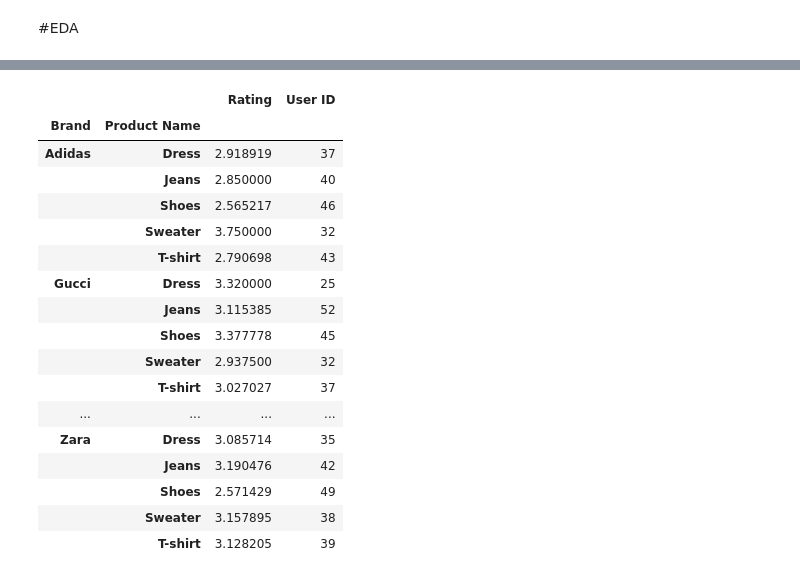
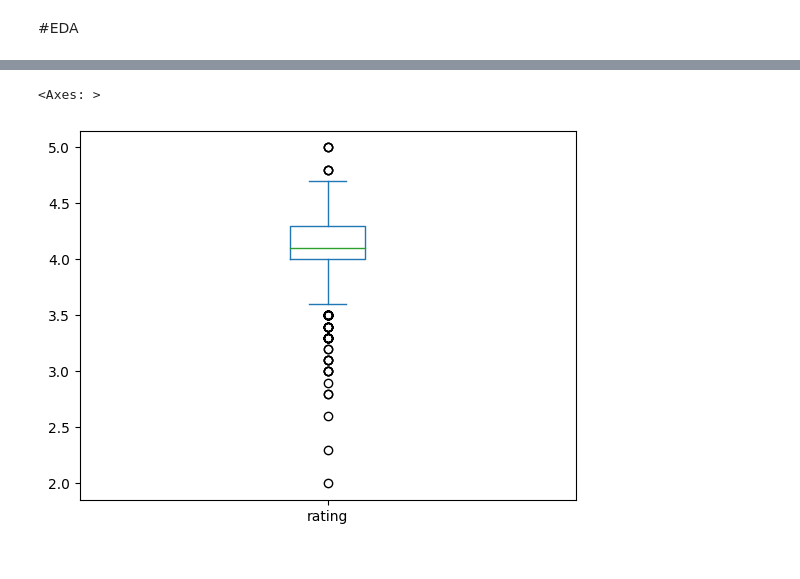
Before and after one commit to fffadhilll/recommender-system-hackathon, a Jupyter notebook: recsys_hackathon.ipynb, the cells around one changed output, grey strips where cells are left out. Drawn from its saved outputs; the diff is of its cells as text; code cells hidden in the pictures.

```diff
--- a/recsys_hackathon.ipynb
+++ b/recsys_hackathon.ipynb
@@ -259,26 +198,5 @@ Text(0, 0.5, 'Rating')
-# %%
-most_cat = df.groupby(['Brand', 'Product Name']).agg({
-    'Rating': 'mean',
-    'User ID': 'count'
-})
-
-most_cat
-# %% [output]
-|  |  | Rating | User ID |
-| Brand | Product Name |  |  |
-| Adidas | Dress | 2.918919 | 37 |
-|  | Jeans | 2.850000 | 40 |
-|  | Shoes | 2.565217 | 46 |
-|  | Sweater | 3.750000 | 32 |
-|  | T-shirt | 2.790698 | 43 |
-| Gucci | Dress | 3.320000 | 25 |
-|  | Jeans | 3.115385 | 52 |
-|  | Shoes | 3.377778 | 45 |
-|  | Sweater | 2.937500 | 32 |
-|  | T-shirt | 3.027027 | 37 |
-| ... | ... | ... | ... |
-| Zara | Dress | 3.085714 | 35 |
-|  | Jeans | 3.190476 | 42 |
-|  | Shoes | 2.571429 | 49 |
-|  | Sweater | 3.157895 | 38 |
-|  | T-shirt | 3.128205 | 39 |
+# %%
+df.rating.plot.box()
+# %% [output]
+<Axes: >
+[figure, added]
```
Also changed, not shown: parts of 40 cells of this notebook, 2 other files.
